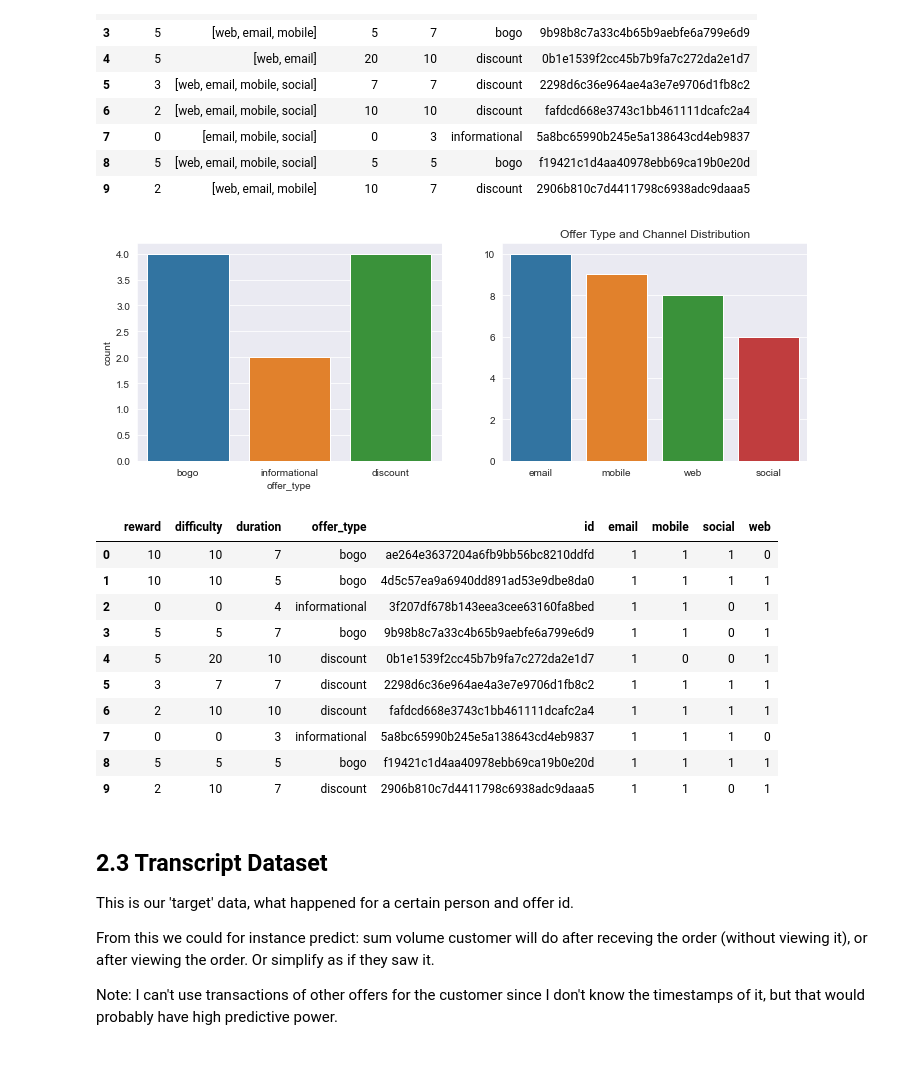
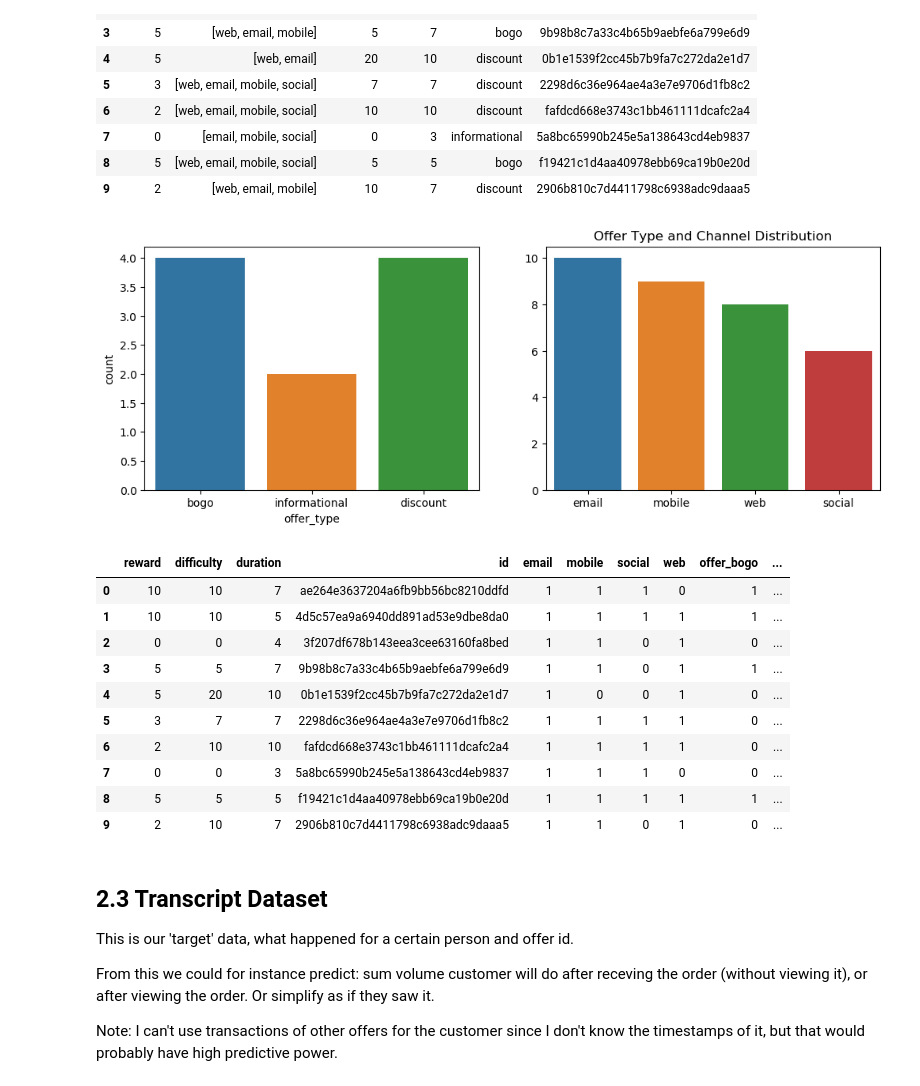
Before and after one commit to angeligareta/ml-engineer-nanodegree-capstone-project, a Jupyter notebook: src/data_processing.ipynb, the cells around one changed output. Drawn from its saved outputs; the diff is of its cells as text; code cells hidden in the pictures.

```diff
--- a/src/data_processing.ipynb
+++ b/src/data_processing.ipynb
@@ -83,9 +103,9 @@ import seaborn as sns
 import plotly.express as px
 
 # read in the json files
-portfolio = pd.read_json('data/portfolio.json', orient='records', lines=True)
-profile = pd.read_json('data/profile.json', orient='records', lines=True)
-transcript = pd.read_json('data/transcript.json', orient='records', lines=True)
+portfolio = pd.read_json('../data/raw/portfolio.json', orient='records', lines=True)
+profile = pd.read_json('../data/raw/profile.json', orient='records', lines=True)
+transcript = pd.read_json('../data/raw/transcript.json', orient='records', lines=True)
 # %% [markdown]
 # 2. Individual Dataset Examination
 # %% [markdown]
@@ -194,26 +214,29 @@ sns.barplot(x=channels_dist.index, y=channels_dist.values)
 plt.title('Offer Type and Channel Distribution')
 plt.show()
 # %% [output]
-[figure, old version]
+[figure, new version]
 # %%
 # Transform channel column into several boolean columns
-channels_dummies = pd.get_dummies(portfolio['channels'].apply(pd.Series).stack()).sum(level=0)
+channels_dummies = pd.get_dummies(portfolio['channels'].apply(pd.Series).stack()).groupby(level=0).sum()
+
+# Convert offer_type into boolean dummy columns
+offer_type_dummies = pd.get_dummies(portfolio['offer_type'], prefix='offer')
 
 # Concatenate the new columns with the original DataFrame
-portfolio = pd.concat([portfolio.drop(columns='channels'), channels_dummies], axis=1)
+portfolio = pd.concat([portfolio.drop(columns=['channels', 'offer_type']), channels_dummies, offer_type_dummies], axis=1)
 portfolio
 # %% [output]
-|  | reward | difficulty | duration | offer_type | id | email | mobile | social | web |
-| 0 | 10 | 10 | 7 | bogo | ae264e3637204a6fb9bb56bc8210ddfd | 1 | 1 | 1 | 0 |
-| 1 | 10 | 10 | 5 | bogo | 4d5c57ea9a6940dd891ad53e9dbe8da0 | 1 | 1 | 1 | 1 |
-| 2 | 0 | 0 | 4 | informational | 3f207df678b143eea3cee63160fa8bed | 1 | 1 | 0 | 1 |
-| 3 | 5 | 5 | 7 | bogo | 9b98b8c7a33c4b65b9aebfe6a799e6d9 | 1 | 1 | 0 | 1 |
-| 4 | 5 | 20 | 10 | discount | 0b1e1539f2cc45b7b9fa7c272da2e1d7 | 1 | 0 | 0 | 1 |
-| 5 | 3 | 7 | 7 | discount | 2298d6c36e964ae4a3e7e9706d1fb8c2 | 1 | 1 | 1 | 1 |
-| 6 | 2 | 10 | 10 | discount | fafdcd668e3743c1bb461111dcafc2a4 | 1 | 1 | 1 | 1 |
-| 7 | 0 | 0 | 3 | informational | 5a8bc65990b245e5a138643cd4eb9837 | 1 | 1 | 1 | 0 |
-| 8 | 5 | 5 | 5 | bogo | f19421c1d4aa40978ebb69ca19b0e20d | 1 | 1 | 1 | 1 |
-| 9 | 2 | 10 | 7 | discount | 2906b810c7d4411798c6938adc9daaa5 | 1 | 1 | 0 | 1 |
+|  | reward | difficulty | duration | id | email | mobile | social | web | offer_bogo | ... |
+| 0 | 10 | 10 | 7 | ae264e3637204a6fb9bb56bc8210ddfd | 1 | 1 | 1 | 0 | 1 | ... |
+| 1 | 10 | 10 | 5 | 4d5c57ea9a6940dd891ad53e9dbe8da0 | 1 | 1 | 1 | 1 | 1 | ... |
+| 2 | 0 | 0 | 4 | 3f207df678b143eea3cee63160fa8bed | 1 | 1 | 0 | 1 | 0 | ... |
+| 3 | 5 | 5 | 7 | 9b98b8c7a33c4b65b9aebfe6a799e6d9 | 1 | 1 | 0 | 1 | 1 | ... |
+| 4 | 5 | 20 | 10 | 0b1e1539f2cc45b7b9fa7c272da2e1d7 | 1 | 0 | 0 | 1 | 0 | ... |
+| 5 | 3 | 7 | 7 | 2298d6c36e964ae4a3e7e9706d1fb8c2 | 1 | 1 | 1 | 1 | 0 | ... |
+| 6 | 2 | 10 | 10 | fafdcd668e3743c1bb461111dcafc2a4 | 1 | 1 | 1 | 1 | 0 | ... |
+| 7 | 0 | 0 | 3 | 5a8bc65990b245e5a138643cd4eb9837 | 1 | 1 | 1 | 0 | 0 | ... |
+| 8 | 5 | 5 | 5 | f19421c1d4aa40978ebb69ca19b0e20d | 1 | 1 | 1 | 1 | 1 | ... |
+| 9 | 2 | 10 | 7 | 2906b810c7d4411798c6938adc9daaa5 | 1 | 1 | 0 | 1 | 0 | ... |
 # %% [markdown]
 ## 2.3 Transcript Dataset
 This is our 'target' data, what happened for a certain person and offer id.
```
Also changed, not shown: parts of 7 cells of this notebook.
